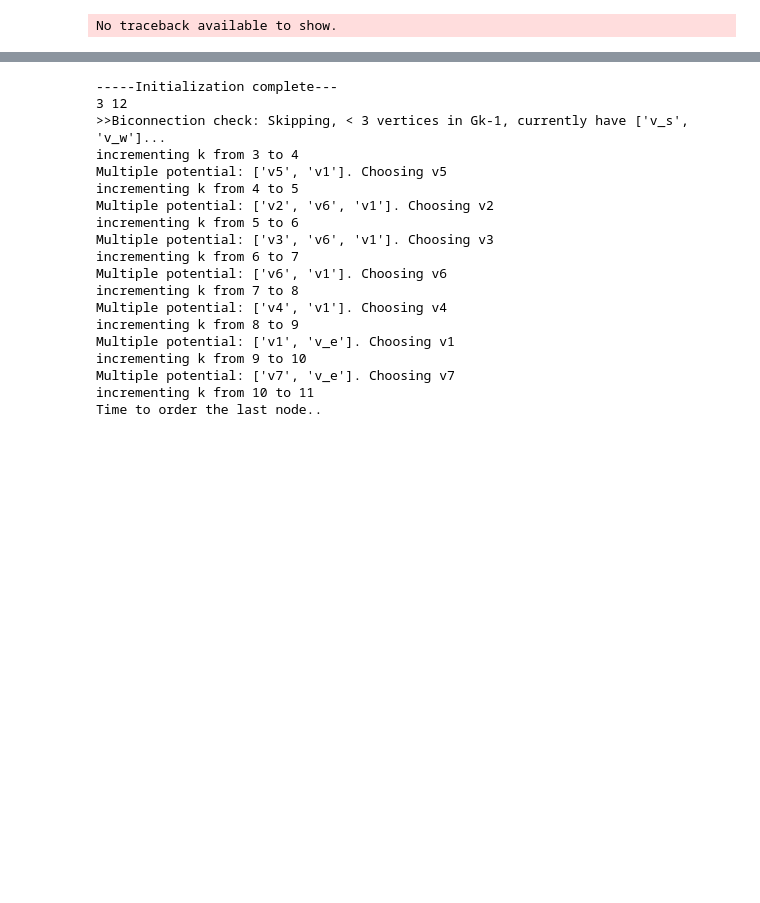
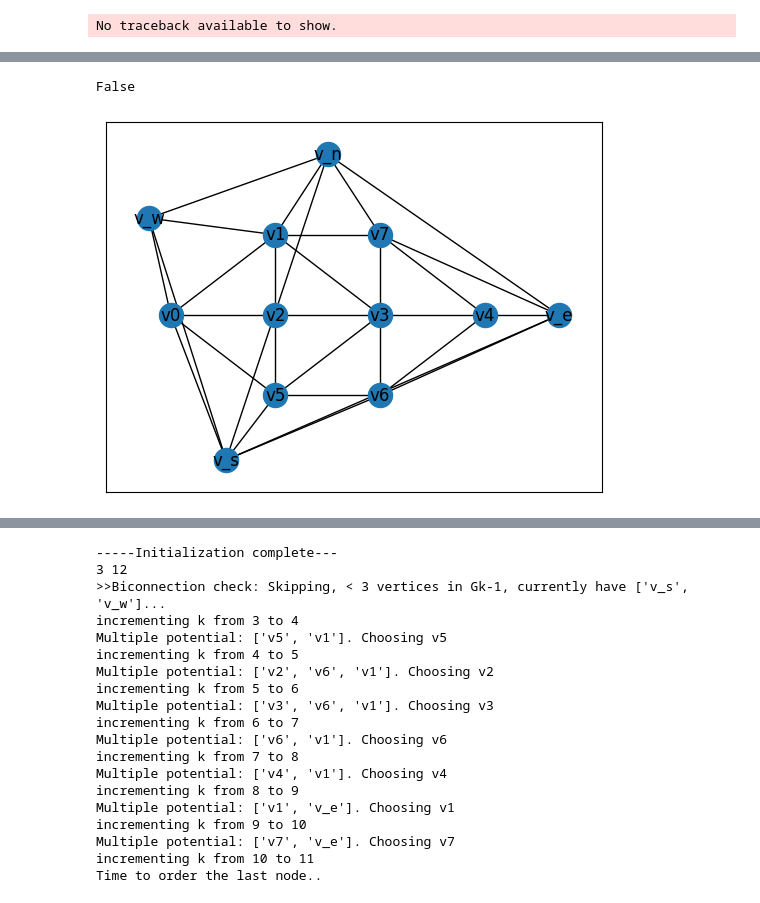
Before and after one commit to juliet29/graph2plan, a Jupyter notebook: notebooks/03_1_draw_four_complete.ipynb, the cells around one changed output, grey strips where cells are left out. Drawn from its saved outputs; the diff is of its cells as text; code cells hidden in the pictures; blank space fills up the shorter version.

```diff
--- a/notebooks/03_1_draw_four_complete.ipynb
+++ b/notebooks/03_1_draw_four_complete.ipynb
@@ -15,0 +66,3 @@ from typing import NamedTuple
+# %%
+G_c, co = test_co()
+G_c
@@ -15,0 +92,2 @@ from typing import NamedTuple
+# %%
+G_c1, co_vertices, pos = read_canonical_outputs()
@@ -15,0 +109,8 @@ from typing import NamedTuple
+# %%
+G_c.G == G_c1
+# %% [output]
+False
+# %%
+nx.draw_networkx(G_c.G, pos)
+# %% [output]
+[figure, added]
```
Also changed, not shown: parts of 15 cells of this notebook, 9 other files.
